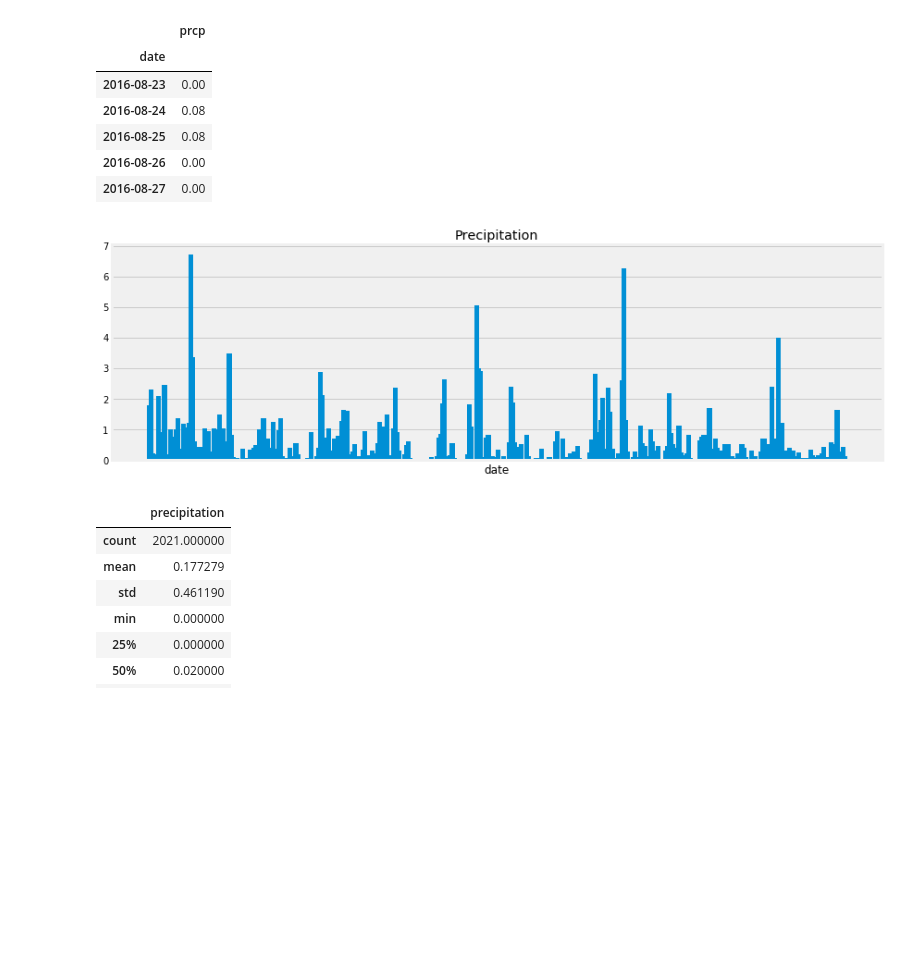
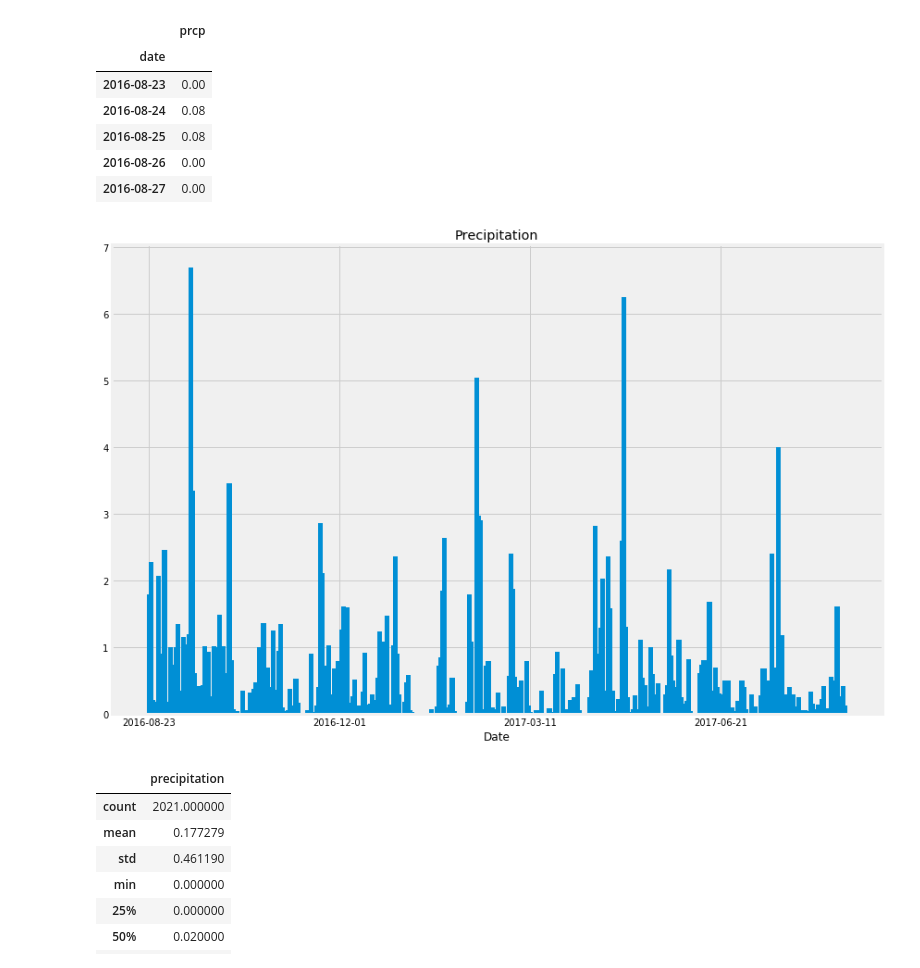
Before and after one commit to IFFTSolutions/8_SQLAlchemy, a Jupyter notebook: Climate_Starter_3.ipynb, the cells around one changed output. Cells and saved outputs as stored; diff of their text form; code cells hidden in the pictures; blank space fills up the shorter version.

```diff
--- a/Climate_Starter_3.ipynb
+++ b/Climate_Starter_3.ipynb
@@ -140,17 +140,17 @@ df1.head()
 | 2016-08-27 | 0.00 |
 # %%
 # Use Pandas Plotting with Matplotlib to plot the data
-fig, ax = plt.subplots(figsize=(12,4))
-ax.bar(df1.index, df1.prcp, width= 2.5)
-ax.set_xlabel("date")
-ax.set_xticks([])
-ax.set_title("Precipitation")
-fig.tight_layout()
-
+plt.figure(figsize=(12,8))
+plt.bar(df1.index, df1.prcp, width= 2.5)
+plt.xlabel("Date")
+#plt.set_xticks([])
+plt.title("Precipitation")
+plt.tight_layout()
+plt.xticks(np.arange(0, 400, 100))
 plt.savefig("Preciptation vs Date")
 plt.show()
 # %% [output]
-[figure, old version]
+[figure, new version]
 # %%
 # Use Pandas to calcualte the summary statistics for the precipitation data
 stats = df1.prcp.describe()
```
Also changed, not shown: parts of 6 cells of this notebook, 3 other files.
